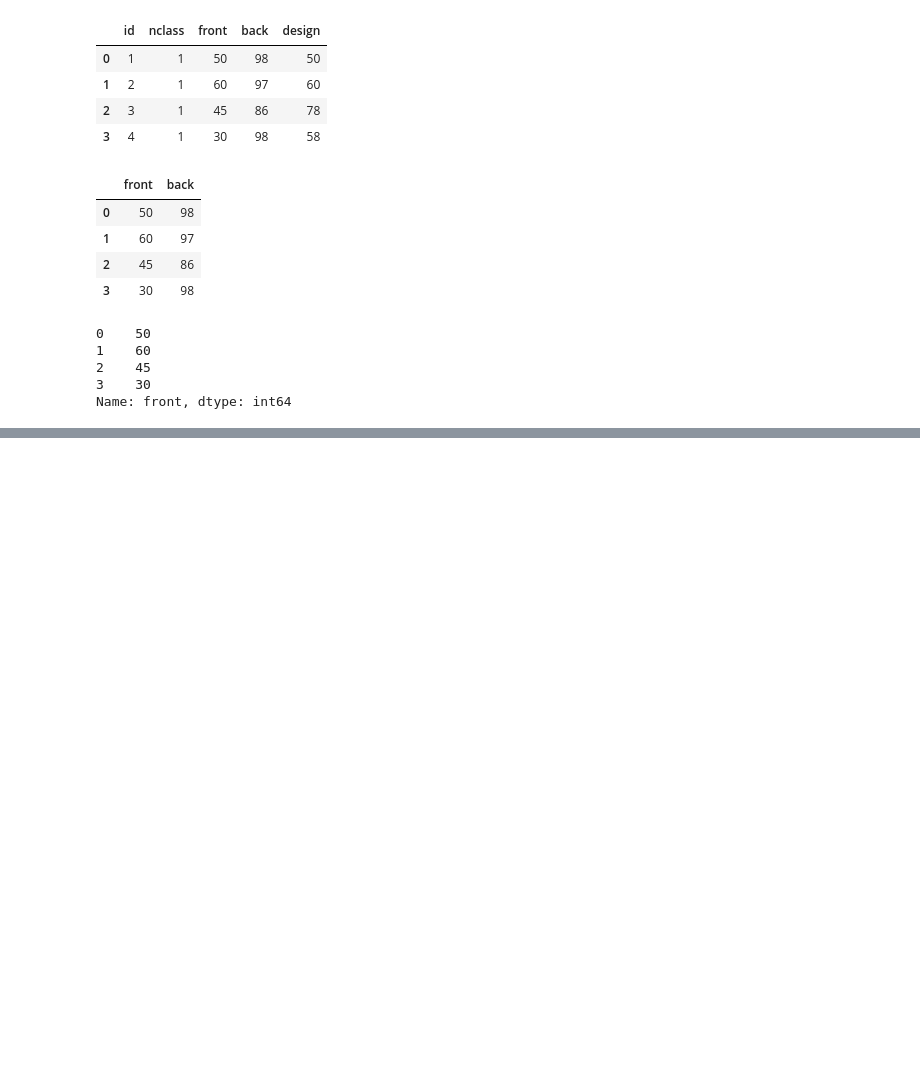
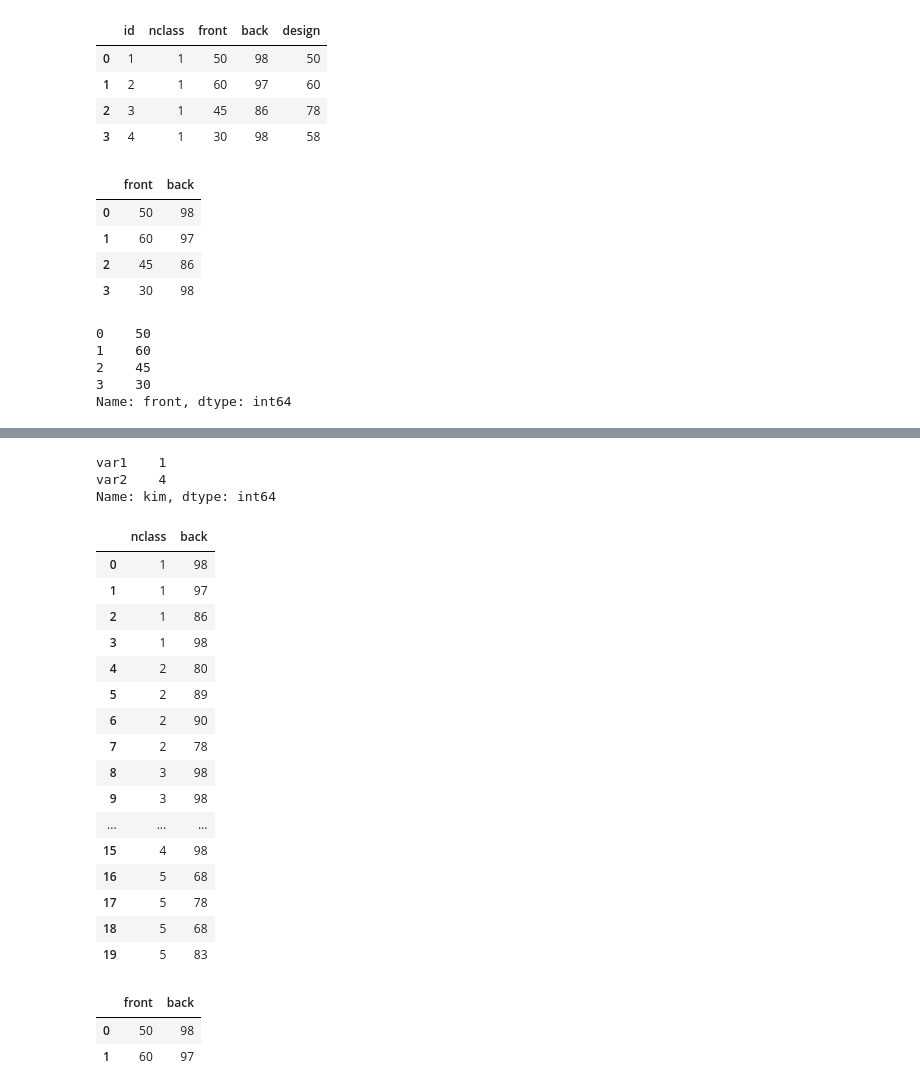
Before and after one commit to Likelion-at-SMWU-13th/HaJiMin, a Jupyter notebook: part2-5/데이터분석_5주차과제.ipynb, the cells around one changed output, grey strips where cells are left out. Drawn from its saved outputs; the diff is of its cells as text; code cells hidden in the pictures; blank space fills up the shorter version.

Commit message:
feat: 5주차 과제 df.iloc[] 이용하기

```diff
--- a/part2-5/데이터분석_5주차과제.ipynb
+++ b/part2-5/데이터분석_5주차과제.ipynb
@@ -421,0 +492,35 @@ Name: front, dtype: int64
+# %%
+# df.iloc는 결과가 출력됨
+df_label.iloc[0]
+# %% [output]
+var1    1
+var2    4
+Name: kim, dtype: int64
+# %%
+# 모든 행의 1,3열 추출
+df.iloc[:, [1,3]]
+# %% [output]
+|  | nclass | back |
+| 0 | 1 | 98 |
+| 1 | 1 | 97 |
+| 2 | 1 | 86 |
+| 3 | 1 | 98 |
+| 4 | 2 | 80 |
+| 5 | 2 | 89 |
+| 6 | 2 | 90 |
+| 7 | 2 | 78 |
+| 8 | 3 | 98 |
+| 9 | 3 | 98 |
+| ... | ... | ... |
+| 15 | 4 | 98 |
+| 16 | 5 | 68 |
+| 17 | 5 | 78 |
+| 18 | 5 | 68 |
+| 19 | 5 | 83 |
+# %%
+# 0, 1행의 2, 3열 추출
+df.iloc[[0,1], [2,3]]
+# %% [output]
+|  | front | back |
+| 0 | 50 | 98 |
+| 1 | 60 | 97 |
```
Also changed, not shown: parts of 8 cells of this notebook.
